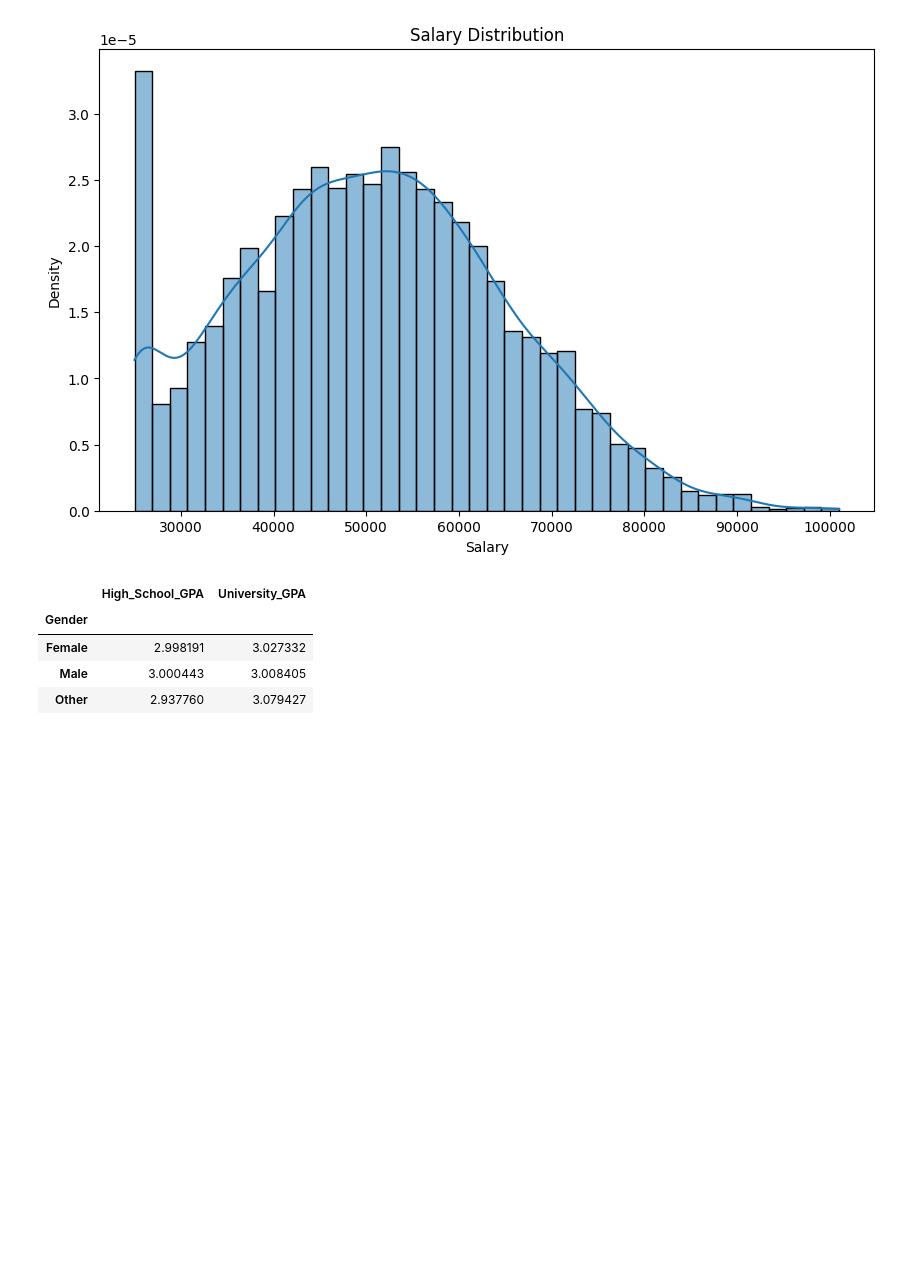
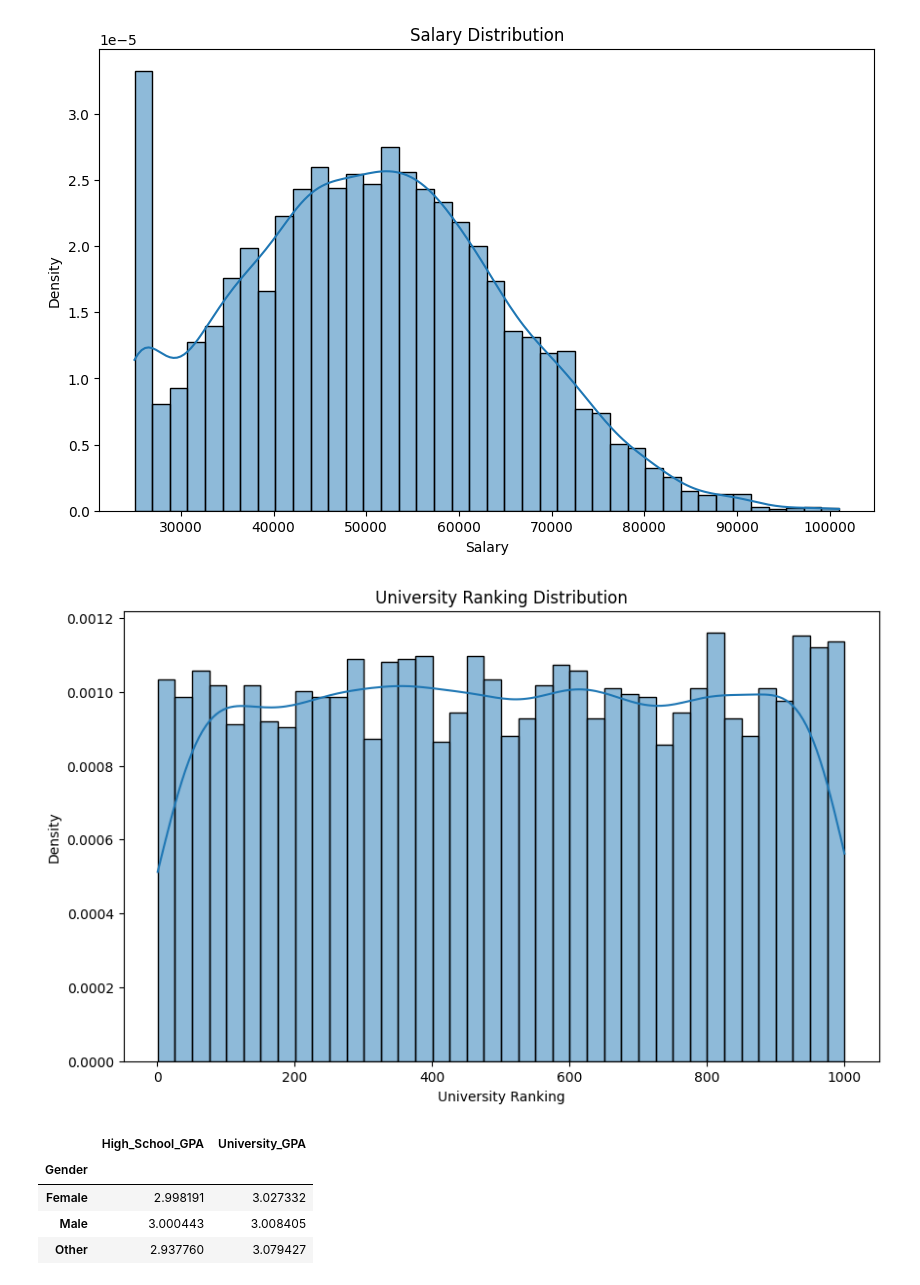
Before and after one commit to ReemaS03/SpotifyFeaturesVSPopularity, a Jupyter notebook: working.ipynb, the cells around one changed output. Drawn from its saved outputs; the diff is of its cells as text; code cells hidden in the pictures; blank space fills up the shorter version.

```diff
--- a/working.ipynb
+++ b/working.ipynb
@@ -139,6 +139,19 @@ plt.title('Salary Distribution')
 plt.show()
 # %% [output]
 [figure]
+# %%
+# PDf of University Ranking
+plt.figure(figsize = (10, 6))
+
+sns.histplot(df['University_Ranking'], bins = 40, kde = True, stat = 'density')
+
+plt.xlabel('University Ranking')
+plt.ylabel('Density')
+plt.title('University Ranking Distribution')
+
+plt.show()
+# %% [output]
+[figure, added]
 # %%
 df.groupby('Gender')[['High_School_GPA','University_GPA']].mean()
 # %% [output]
```
Also changed, not shown: parts of 12 cells of this notebook.
